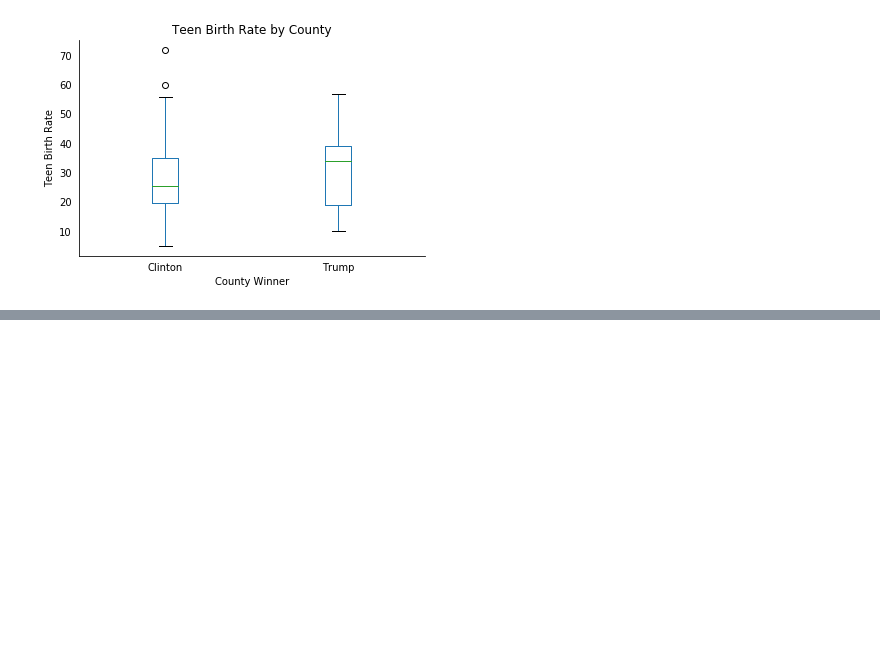
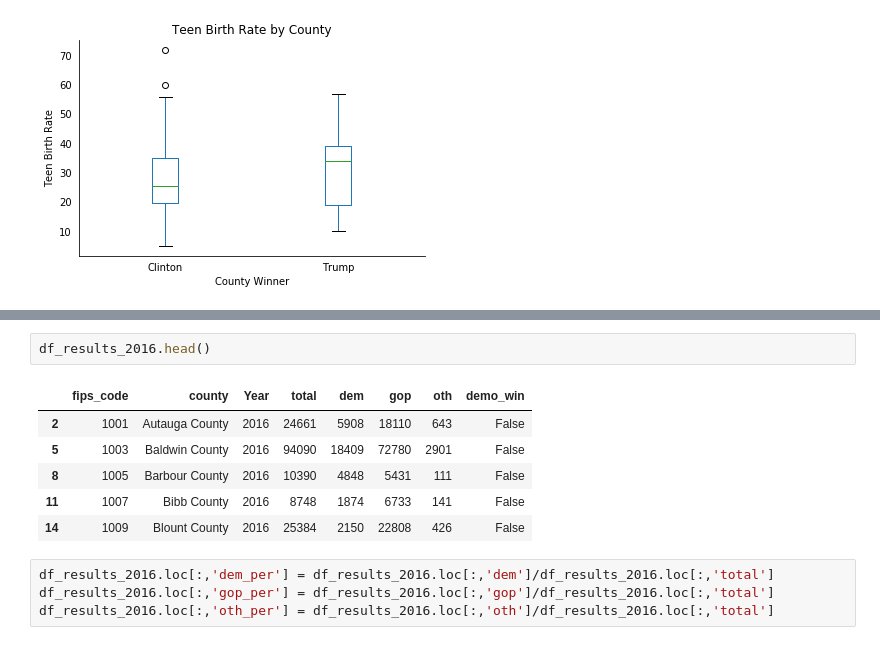
Before and after one commit to slgregoire/election, a Jupyter notebook: Election Graphs.ipynb, the cells around one changed output, grey strips where cells are left out. Drawn from its saved outputs; the diff is of its cells as text; blank space fills up the shorter version.

```diff
--- a/Election Graphs.ipynb
+++ b/Election Graphs.ipynb
@@ -538,0 +559,13 @@ df_demo.corr()
+# %%
+df_results_2016.head()
+# %% [output]
+|  | fips_code | county | Year | total | dem | gop | oth | demo_win |
+| 2 | 1001 | Autauga County | 2016 | 24661 | 5908 | 18110 | 643 | False |
+| 5 | 1003 | Baldwin County | 2016 | 94090 | 18409 | 72780 | 2901 | False |
+| 8 | 1005 | Barbour County | 2016 | 10390 | 4848 | 5431 | 111 | False |
+| 11 | 1007 | Bibb County | 2016 | 8748 | 1874 | 6733 | 141 | False |
+| 14 | 1009 | Blount County | 2016 | 25384 | 2150 | 22808 | 426 | False |
+# %%
+df_results_2016.loc[:,'dem_per'] = df_results_2016.loc[:,'dem']/df_results_2016.loc[:,'total']
+df_results_2016.loc[:,'gop_per'] = df_results_2016.loc[:,'gop']/df_results_2016.loc[:,'total']
+df_results_2016.loc[:,'oth_per'] = df_results_2016.loc[:,'oth']/df_results_2016.loc[:,'total']
```
Also changed, not shown: parts of 15 cells of this notebook, 16 other files.
